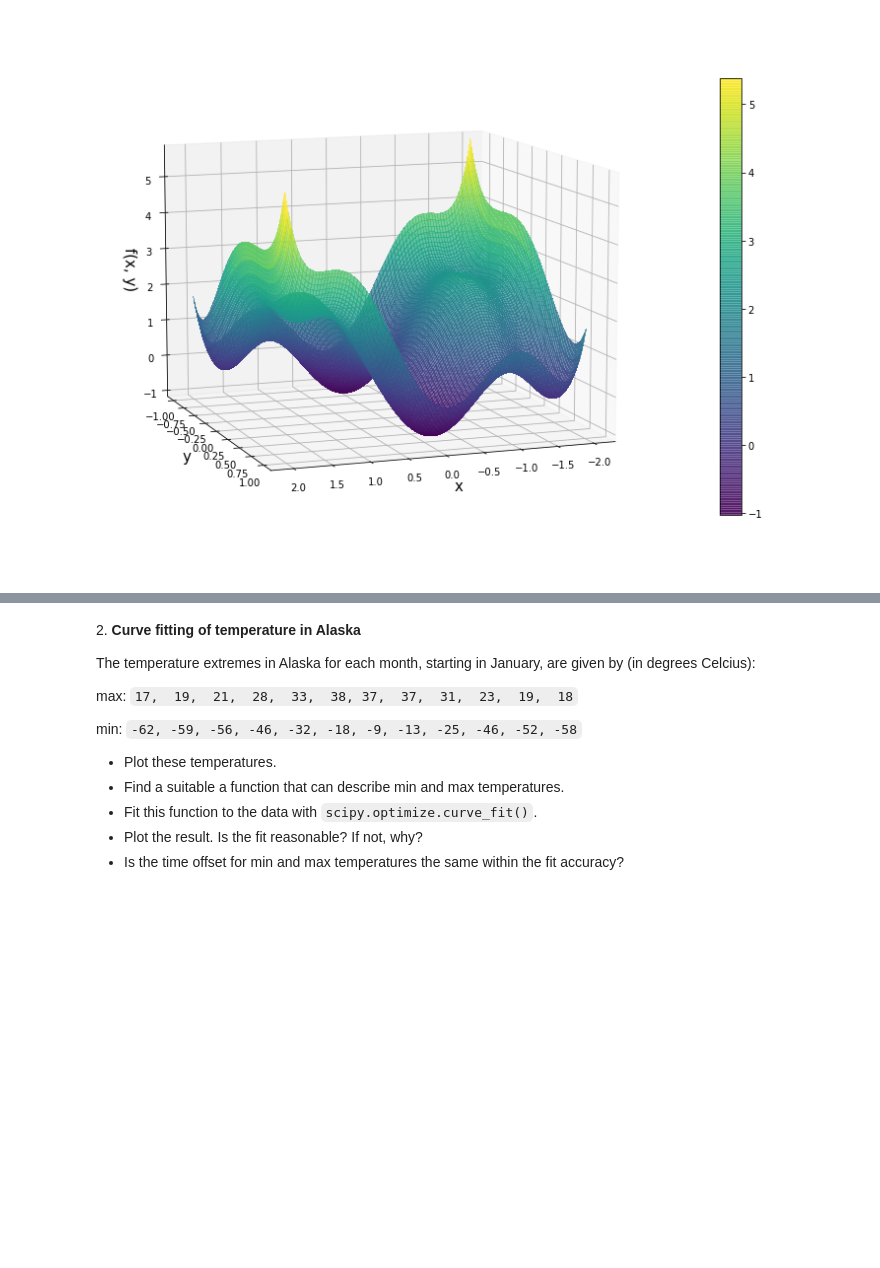
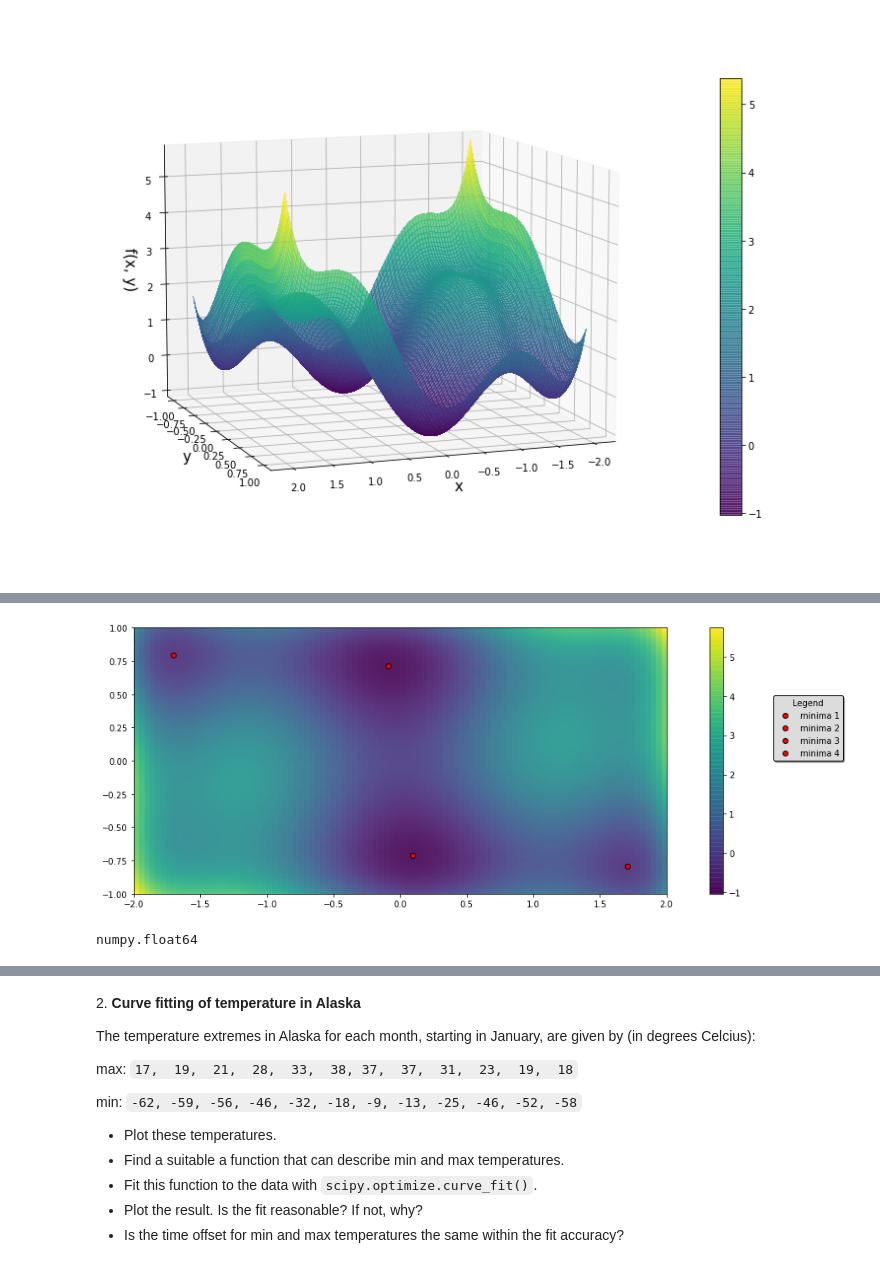
Before and after one commit to tommasoamico/LaboratoryOfComputationalPhysics_Y4, a Jupyter notebook: 08ex_fitting.ipynb, the cells around one changed output, grey strips where cells are left out. Cells and saved outputs as stored; diff of their text form; code cells hidden in the pictures; blank space fills up the shorter version.

```diff
--- a/08ex_fitting.ipynb
+++ b/08ex_fitting.ipynb
@@ -107,0 +56,9 @@ print(solution4)
+# %%
+points_powell = [[0,-0.75], [0,0.75], [0,0]]
+points_cg = [[-1.6,0.5], [1.75,-0.80], [0,0]]
+# %%
+for i in points_powell:
+    solution=sp.optimize.minimize(f,x0=i ,method='Powell')
+    print(f'\n Solution with initial point {i}, and method Powell:\n')
+    print(f' Did it coverge?:', solution['success'] )
+    print('\n Point found: ', solution['x'])
@@ -107,0 +83,6 @@ print(solution4)
+# %%
+for i in points_cg:
+    solution=sp.optimize.minimize(f,x0=i ,method='CG')
+    print(f'\n Solution with initial point {i}, and method Newton CG:\n')
+    print(f' Did it coverge?:', solution['success'] )
+    print('\n Point found: ', solution['x'])
@@ -107,0 +107,19 @@ print(solution4)
+# %%
+fig, ax = plt.subplots(nrows= 1, ncols=1, figsize=(15, 5))
+im = ax.imshow(f([x_mesh, y_mesh]), extent=[-2, 2, -1, 1], alpha=0.9, cmap=plt.cm.viridis, origin='lower')
+fig.colorbar(im, ax=ax)
+for i in range(len(points_powell[:-1])):
+    solution=sp.optimize.minimize(f,x0=points_powell[i] ,method='Powell')
+    ax.scatter(solution['x'][0],solution['x'][1], color='red', edgecolor='black', label=f'minima {i+1}')
+for i in range(len(points_cg[:-1])):
+    solution=sp.optimize.minimize(f,x0=points_cg[i] ,method='CG')
+    ax.scatter(solution['x'][0],solution['x'][1], color='red', edgecolor='black', label=f'minima {3+i}')
+#ax.scatter(solution5['x'][0],solution5['x'][1], color='red', label='absolute minima 1')
+ax.legend(shadow=True, framealpha=1, facecolor='gainsboro', edgecolor='black', title='Legend', loc=[1.2, 0.5])
+fig.tight_layout()
+# %% [output]
+[figure, added]
+# %%
+type(solution1['x'][0])
+# %% [output]
+numpy.float64
```
Also changed, not shown: parts of 13 cells of this notebook, 1 other file.
